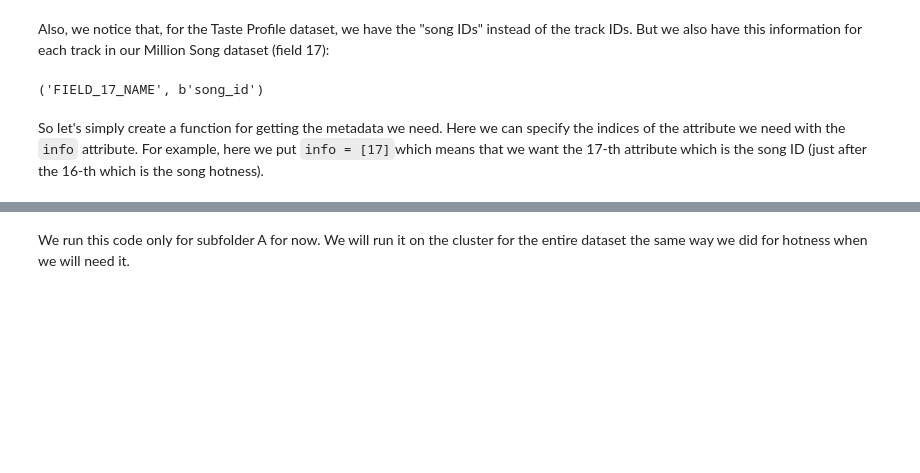
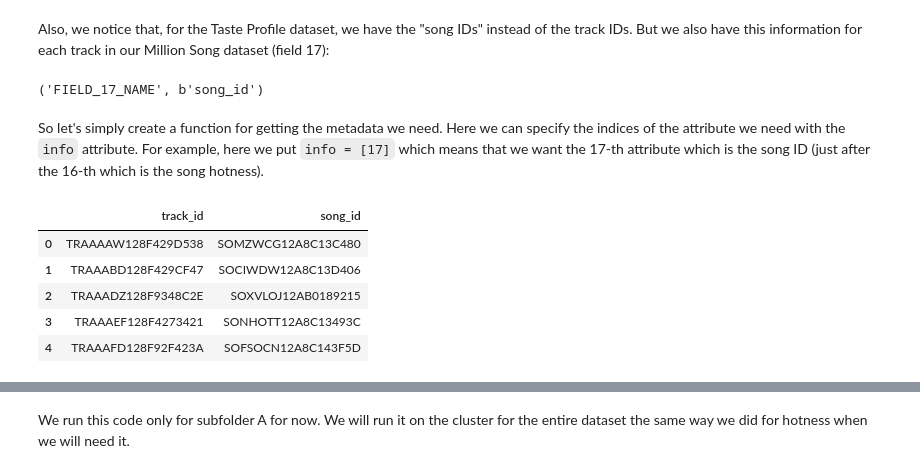
Before and after one commit to Victor-Palacios/epfl_ada, a Jupyter notebook: Project/milestone_2_full_nb.ipynb, the cells around one changed output, grey strips where cells are left out. Cells and saved outputs as stored; diff of their text form; code cells hidden in the pictures; blank space fills up the shorter version.

````diff
--- a/Project/milestone_2_full_nb.ipynb
+++ b/Project/milestone_2_full_nb.ipynb
@@ -1115,5 +1115,5 @@ list(f["metadata/songs"].attrs.items())[20]
 # %% [output]
 ('FIELD_17_NAME', b'song_id')
 # %% [markdown]
-So let's simply create a function for getting the metadata we need. Here we can specify the indices of the attribute we need with the ```info``` attribute. For example, here we put ```info = [17]```which means that we want the 17-th attribute which is the song ID (just after the 16-th which is the song hotness).
+So let's simply create a function for getting the metadata we need. Here we can specify the indices of the attribute we need with the ```info``` attribute. For example, here we put ```info = [17]``` which means that we want the 17-th attribute which is the song ID (just after the 16-th which is the song hotness).
 # %%
@@ -1131 +1131,10 @@ song_ids_A = get_msd_info(os.path.join("../datasets/", 'A'), info=[17])
+# %%
+song_ids_A.head()
+# %% [output]
+|  | track_id | song_id |
+| 0 | TRAAAAW128F429D538 | SOMZWCG12A8C13C480 |
+| 1 | TRAAABD128F429CF47 | SOCIWDW12A8C13D406 |
+| 2 | TRAAADZ128F9348C2E | SOXVLOJ12AB0189215 |
+| 3 | TRAAAEF128F4273421 | SONHOTT12A8C13493C |
+| 4 | TRAAAFD128F92F423A | SOFSOCN12A8C143F5D |
 # %%
````
Also changed, not shown: parts of 3 cells of this notebook.
